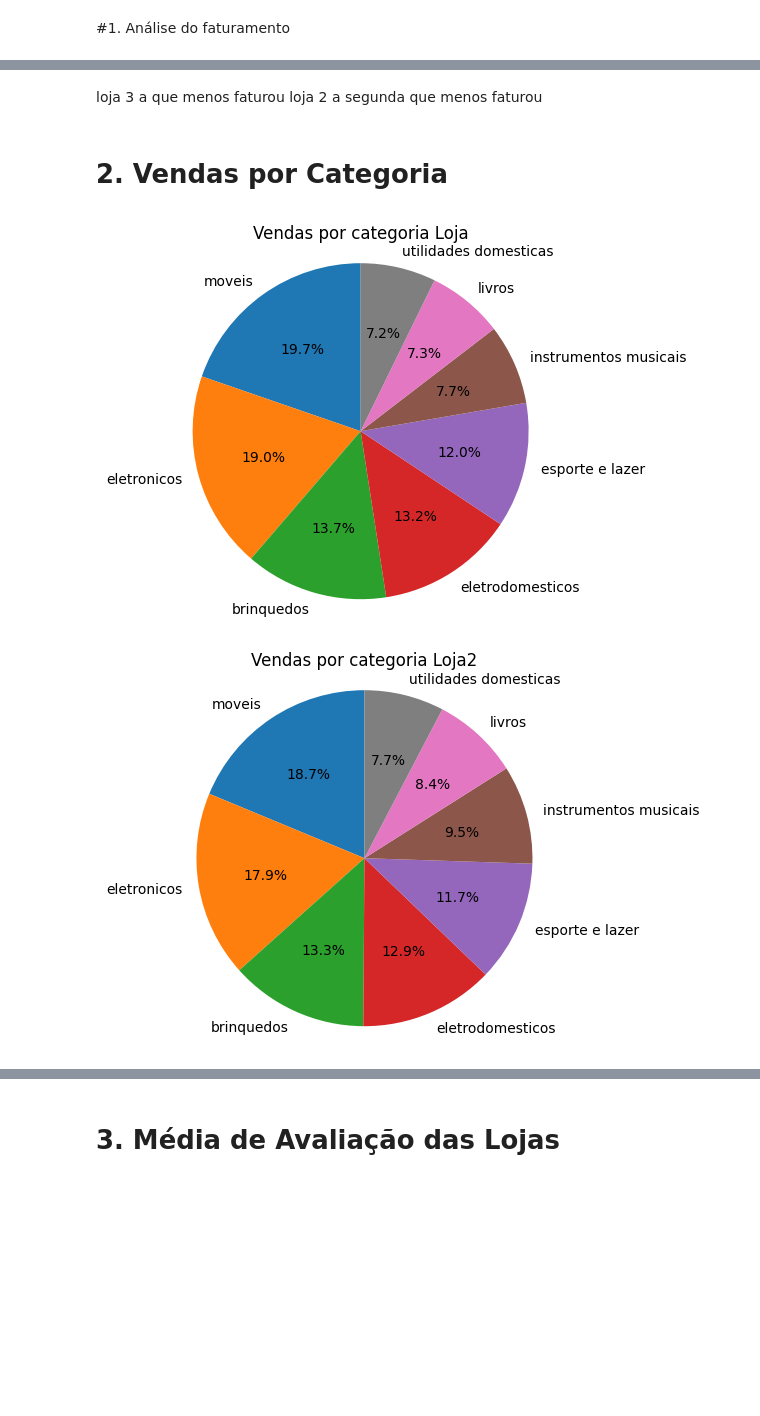
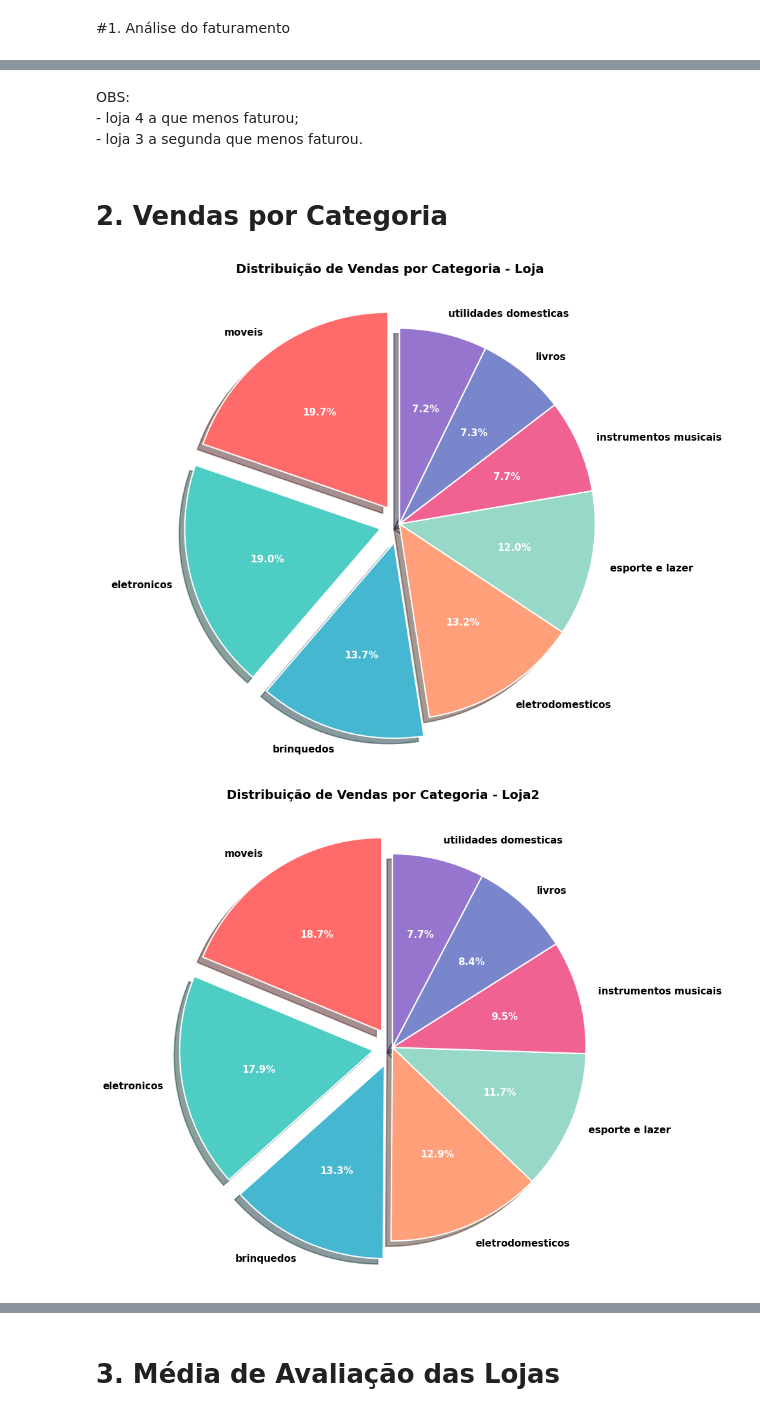
Before and after one commit to nbrasil/AluraStore, a Jupyter notebook: AluraStoreBr.ipynb, the cells around one changed output, grey strips where cells are left out. Saved outputs shown, nothing was run; the diff lists cells and outputs as text; code cells hidden in the pictures; blank space fills up the shorter version.

Commit message:
melhoria dos gráficos e correçoes legenda

```diff
--- a/AluraStoreBr.ipynb
+++ b/AluraStoreBr.ipynb
@@ -50,5 +70,7 @@ faturamento_lojas = grafico_barras(faturamentos, "Faturamento total das Lojas",
 # %% [markdown]
-loja 3 a que menos faturou loja 2 a segunda que menos faturou
+OBS:<br>
+    - loja 4 a que menos faturou;<br>
+    - loja 3 a segunda que menos faturou.
 # %% [markdown]
 # 2. Vendas por Categoria
 # %%
@@ -61,19 +82,42 @@ vendas_categoria_loja2 = separar_coluna(loja2, "Categoria do Produto")
 vendas_categoria_loja3 = separar_coluna(loja3, "Categoria do Produto")
 vendas_categoria_loja4 = separar_coluna(loja4, "Categoria do Produto")
 # %%
-import matplotlib.pyplot as plt
 def grafico_pizza(loja_venda, loja_titulo):
     categorias = loja_venda.index.tolist()
     vendas = loja_venda.values.tolist()
-    plt.pie(vendas, labels = categorias, autopct='%1.1f%%', startangle=90)
+    vendas, categorias = zip(*sorted(zip(vendas, categorias), reverse=True))
+    cores = ['#FF6B6B', '#4ECDC4', '#45B7D1', '#FFA07A', '#98D8C8', '#F06292', '#7986CB', '#9575CD']
+    explode = [0.1 if i < 3 else 0 for i in range(len(vendas))]
+    plt.figure(figsize=(10, 8))
+    wedges, texts, autotexts = plt.pie(
+        vendas,
+        labels=categorias,
+        colors=cores,
+        autopct='%1.1f%%',
+        startangle=90,
+        explode=explode,
+        shadow=True,
+        wedgeprops={'edgecolor': 'white', 'linewidth': 1.5},
+        textprops={'fontsize': 11, 'fontweight': 'bold'}
+    )
+    plt.setp(autotexts, size=11, weight="bold", color='white')
+    plt.title(
+        f"Distribuição de Vendas por Categoria - {loja_titulo}",
+        fontsize=14,
+        fontweight='bold',
+        pad=20
+    )
     plt.axis('equal')
-    plt.title(f"Vendas por categoria {loja_titulo}")
+    plt.tight_layout()
     plt.show()
+
+
+
 
 vendas_categoria_grafico_loja = grafico_pizza(vendas_categoria_loja, "Loja")
 vendas_categoria_grafico_loja2 = grafico_pizza(vendas_categoria_loja2, "Loja2")
 vendas_categoria_grafico_loja3 = grafico_pizza(vendas_categoria_loja3, "Loja3")
 vendas_categoria_grafico_loja3 = grafico_pizza(vendas_categoria_loja4, "Loja4")
 # %% [output]
-[figure, old version]
+[figure, new version]
-[figure, old version]
+[figure, new version]
```
Also changed, not shown: parts of 12 cells of this notebook.
